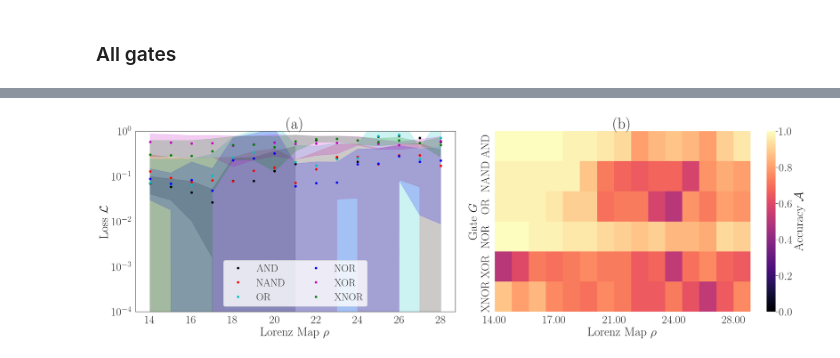
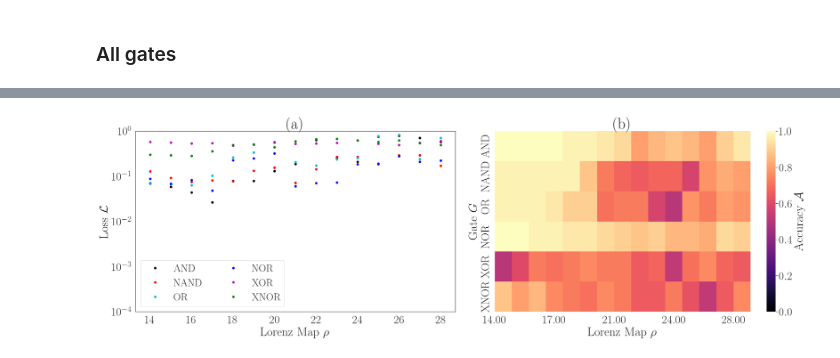
Before and after one commit to NonlinearArtificialIntelligenceLab/ChaoGateNN, a Jupyter notebook: nbs/lorenz_plotter.ipynb, the cells around one changed output, grey strips where cells are left out. Drawn from its saved outputs; the diff is of its cells as text; code cells hidden in the pictures.

```diff
--- a/nbs/lorenz_plotter.ipynb
+++ b/nbs/lorenz_plotter.ipynb
@@ -414,67 +418,67 @@ fig, (ax1, ax3) = plt.subplots(1, 2, figsize=(24, 8))
 
 # AND gate
 ax1.plot(rho_list, [average_AND_metric[a][-1][1] for a in rho_list], "ko", label="AND")
-ax1.fill_between(
-    rho_list,
-    [average_AND_metric[a][-1][1] - std_AND_metric[a][-1][1] for a in rho_list],
-    [average_AND_metric[a][-1][1] + std_AND_metric[a][-1][1] for a in rho_list],
-    color="k",
-    alpha=0.2,
-)
+# ax1.fill_between(
+#     rho_list,
+#     [average_AND_metric[a][-1][1] - std_AND_metric[a][-1][1] for a in rho_list],
+#     [average_AND_metric[a][-1][1] + std_AND_metric[a][-1][1] for a in rho_list],
+#     color="k",
+#     alpha=0.2,
+# )
 
 # NAND gate
 ax1.plot(
     rho_list, [average_NAND_metric[a][-1][1] for a in rho_list], "ro", label="NAND"
 )
-ax1.fill_between(
-    rho_list,
-    [average_NAND_metric[a][-1][1] - std_NAND_metric[a][-1][1] for a in rho_list],
-    [average_NAND_metric[a][-1][1] + std_NAND_metric[a][-1][1] for a in rho_list],
-    color="r",
-    alpha=0.2,
-)
+# ax1.fill_between(
+#     rho_list,
+#     [average_NAND_metric[a][-1][1] - std_NAND_metric[a][-1][1] for a in rho_list],
+#     [average_NAND_metric[a][-1][1] + std_NAND_metric[a][-1][1] for a in rho_list],
+#     color="r",
+#     alpha=0.2,
+# )
 
 # OR gate
 ax1.plot(rho_list, [average_OR_metric[a][-1][1] for a in rho_list], "co", label="OR")
-ax1.fill_between(
-    rho_list,
-    [average_OR_metric[a][-1][1] - std_OR_metric[a][-1][1] for a in rho_list],
-    [average_OR_metric[a][-1][1] + std_OR_metric[a][-1][1] for a in rho_list],
-    color="c",
-    alpha=0.2,
-)
+# ax1.fill_between(
+#     rho_list,
+#     [average_OR_metric[a][-1][1] - std_OR_metric[a][-1][1] for a in rho_list],
+#     [average_OR_metric[a][-1][1] + std_OR_metric[a][-1][1] for a in rho_list],
+#     color="c",
+#     alpha=0.2,
+# )
 
 # NOR gate
 ax1.plot(rho_list, [average_NOR_metric[a][-1][1] for a in rho_list], "bo", label="NOR")
-ax1.fill_between(
-    rho_list,
-    [average_NOR_metric[a][-1][1] - std_NOR_metric[a][-1][1] for a in rho_list],
-    [average_NOR_metric[a][-1][1] + std_NOR_metric[a][-1][1] for a in rho_list],
-    color="b",
-    alpha=0.2,
-)
+# ax1.fill_between(
+#     rho_list,
+#     [average_NOR_metric[a][-1][1] - std_NOR_metric[a][-1][1] for a in rho_list],
+#     [average_NOR_metric[a][-1][1] + std_NOR_metric[a][-1][1] for a in rho_list],
+#     color="b",
+#     alpha=0.2,
+# )
 
 # XOR gate
 ax1.plot(rho_list, [average_XOR_metric[a][-1][1] for a in rho_list], "mo", label="XOR")
-ax1.fill_between(
-    rho_list,
-    [average_XOR_metric[a][-1][1] - std_XOR_metric[a][-1][1] for a in rho_list],
-    [average_XOR_metric[a][-1][1] + std_XOR_metric[a][-1][1] for a in rho_list],
-    color="m",
-    alpha=0.2,
-)
+# ax1.fill_between(
+#     rho_list,
+#     [average_XOR_metric[a][-1][1] - std_XOR_metric[a][-1][1] for a in rho_list],
+#     [average_XOR_metric[a][-1][1] + std_XOR_metric[a][-1][1] for a in rho_list],
+#     color="m",
+#     alpha=0.2,
+# )
 
 # XNOR gate
 ax1.plot(
     rho_list, [average_XNOR_metric[a][-1][1] for a in rho_list], "go", label="XNOR"
 )
-ax1.fill_between(
-    rho_list,
-    [average_XNOR_metric[a][-1][1] - std_XNOR_metric[a][-1][1] for a in rho_list],
-    [average_XNOR_metric[a][-1][1] + std_XNOR_metric[a][-1][1] for a in rho_list],
-    color="g",
-    alpha=0.2,
-)
+# ax1.fill_between(
+#     rho_list,
+#     [average_XNOR_metric[a][-1][1] - std_XNOR_metric[a][-1][1] for a in rho_list],
+#     [average_XNOR_metric[a][-1][1] + std_XNOR_metric[a][-1][1] for a in rho_list],
+#     color="g",
+#     alpha=0.2,
+# )
 
 # Set logarithmic scale for loss
 ax1.set_yscale("log")
@@ -510,31 +514,31 @@ for i, gate in enumerate(gates):
     for j, a in enumerate(rho_list):
         if a in metrics_dict[gate]:
             accuracy_matrix[i, j] = metrics_dict[gate][a][-1][
                 2
             ]  # Accuracy is at index 2
 
 # Plot the matrix
 sns.heatmap(
     accuracy_matrix,
     yticklabels=gates,
     cmap="magma",
     ax=ax3,
     cbar_kws={"label": "Accuracy $\\mathcal{A}$"},
     vmin=0,
     vmax=1,
 )
 ax3.set_xlabel("Lorenz Map $\\rho$")
 ax3.set_xticks(np.linspace(0, len(rho_list) - 1, 5))
 ax3.set_xticklabels(
     [f"{rho_list[int(i)]:.2f}" for i in np.linspace(0, len(rho_list) - 1, 5)]
 )
 ax3.set_ylabel("Gate $G$")
 ax3.set_title("(b)", fontsize=36)
 
 plt.tight_layout()
 plt.savefig("../figures/lorenz_combined_plot.png", dpi=300, bbox_inches="tight")
 plt.savefig("../figures/lorenz_combined_plot.pdf", dpi=300, bbox_inches="tight")
 plt.savefig("../figures/lorenz_combined_plot.svg", dpi=300, bbox_inches="tight")
 plt.show()
 # %% [output]
-[figure, old version]
+[figure, new version]
```
Also changed, not shown: parts of 2 cells of this notebook, 3 other files.
